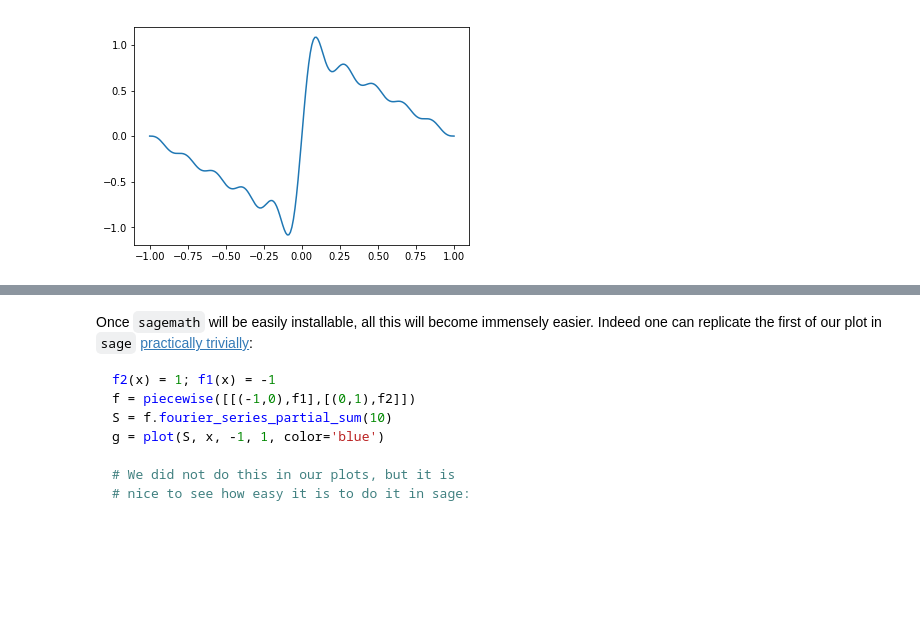
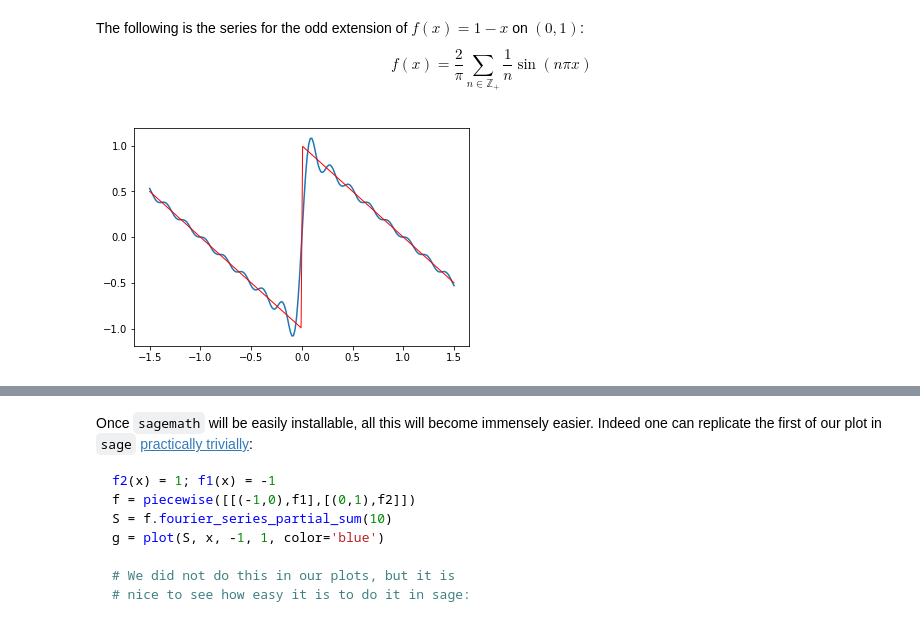
Before and after one commit to mseri/pde2019, a Jupyter notebook: Gibbs phenomenon.ipynb, the cells around one changed output, grey strips where cells are left out. Cells and saved outputs as stored; diff of their text form; code cells hidden in the pictures; blank space fills up the shorter version.

```diff
--- a/Gibbs phenomenon.ipynb
+++ b/Gibbs phenomenon.ipynb
@@ -16,33 +17,39 @@ from matplotlib import pyplot as plt
 from scipy import linspace
 # %%
 class PartialSum:
-    def __init__(self, f, n):
+    def __init__(self, f, n, l=1):
         self.n = n
+        self.l = l
         # an index is already shifted: a_1 == an[0], a_k == an[k-1]
         self.an = [f(n) for n in range(1,self.n+1)]
 
     def __call__(self, x):
-        return sum(self.an[n] * np.sin((n+1)*np.pi*x) for n in range(0,self.n))
+        return sum(self.an[n] * np.sin((n+1)*np.pi/self.l*x) for n in range(0,self.n))
 # %%
-def plot_fn(an, ran, steps, xlim=None, ylim=None, pts=200):
+def plot_fn(an, ran, steps, l=1, xlim=None, ylim=None, pts=200, orig=None):
     x0, xl = ran
     x = linspace(x0, xl, pts)
-    f = PartialSum(an, steps)
+    f = PartialSum(an, steps, l)
 
     if xlim or ylim:
         plt.figure(figsize=(14,4))
         ax1 = plt.subplot(121)
         ax1.plot(x, f(x))
         ax1.set_title("Truncated to $a_{{{}}}$".format(steps))
-
+        if orig:
+            ax1.plot(x, orig(x), 'r', linewidth=1)
         ax2 = plt.subplot(122)
         if xlim:
             ax2.set_xlim(xlim)
         if ylim:
             ax2.set_ylim(ylim)
+        if orig:
+            ax2.plot(x, orig(x), 'r', linewidth=1)
         ax2.plot(x, f(x))
     else:
         plt.plot(x, f(x))
+        if orig:
+            plt.plot(x, orig(x), 'r', linewidth=1)
 
     plt.show()
 # %%
@@ -65,10 +74,17 @@ for steps in (20, 30, 50, 100, 1000):
+# %% [markdown]
+The following is the series for the odd extension of $f(x) = 1-x$ on $(0,1)$:
+$$
+f(x)=\frac2\pi \sum_{n\in\mathbb{Z_+}} \frac1{n} \sin(n\pi x)
+$$
 # %%
 def an_one_minus_x(n):
-    "Coefficient a_n = 2/(n*pi) if n is odd and 0 oterwise for the odd extension of f=1 in (0,1)"
+    "Coefficient a_n = 2/(n*pi)"
     return 2.0/(n*np.pi)
 
-plot_fn(an_one_minus_x, (-1,1), 10)
+orig = lambda x: np.array([1-x+floor(x) if floor(x)%2==0 == 0 else -x-1-floor(-x) for x in x])
+
+plot_fn(an_one_minus_x, (-1.5,1.5), 10, orig=orig)
 # %% [output]
-[figure, old version]
+[figure, new version]
 # %%
 for steps in (20, 30, 50, 100, 1000):
```
Also changed, not shown: parts of 8 cells of this notebook.
